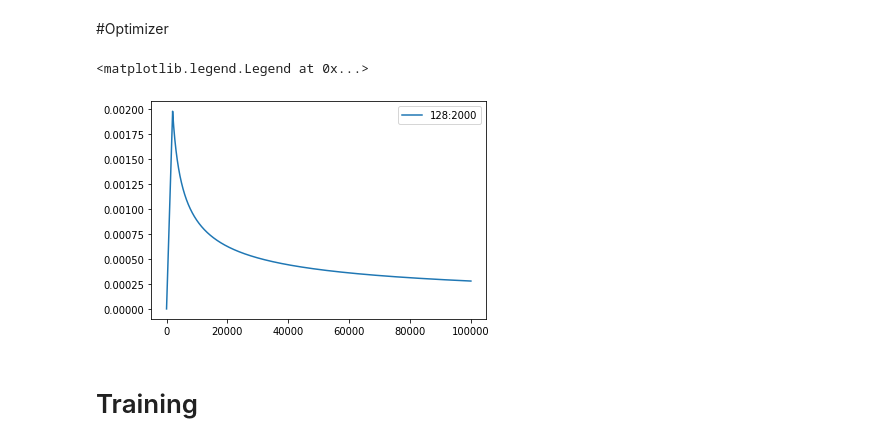
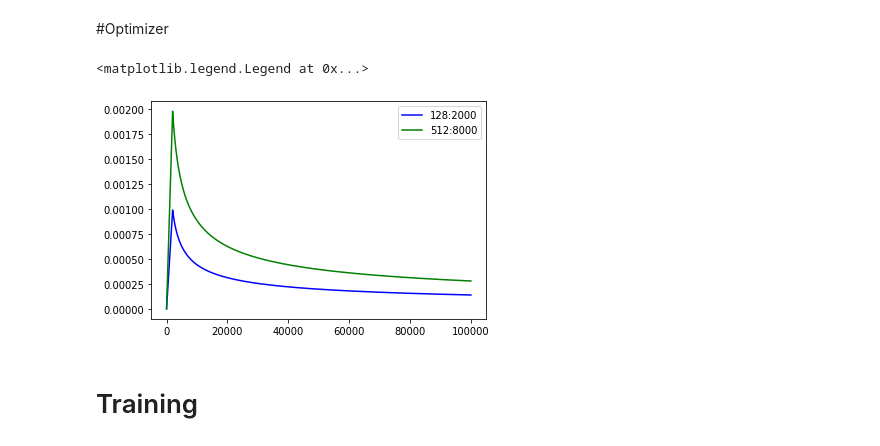
Before and after one commit to mmsamiei/MS-Thesis-Phase3, a Jupyter notebook: Models/Boroujerdi/Boroujerdi.ipynb, the cells around one changed output. Saved outputs shown, nothing was run; the diff lists cells and outputs as text; code cells hidden in the pictures.

```diff
--- a/Models/Boroujerdi/Boroujerdi.ipynb
+++ b/Models/Boroujerdi/Boroujerdi.ipynb
@@ -325,18 +325,20 @@ class NoamOpt:
     def zero_grad(self):
         self.optimizer.zero_grad()
 # %%
-optimizer = NoamOpt(128, 1, 2000,
+optimizer2 = NoamOpt(128, 1, 2000,
             torch.optim.Adam(model.parameters(), lr=0, betas=(0.9, 0.98), eps=1e-9))
-
-#optimizer = torch.optim.Adam(model.parameters(), lr=3e-5)
+optimizer = NoamOpt(128, 0.5, 2000,
+            torch.optim.Adam(model.parameters(), lr=0, betas=(0.9, 0.98), eps=1e-9))
+#optimizer = torch.optim.Adam(model.parameters(), lr=5e-4)
 # %%
 import matplotlib.pyplot as plt
 import numpy as np
-plt.plot(np.arange(1, 100000), [optimizer.rate(i) for i in range(1, 100000)])
+plt.plot(np.arange(1, 100000), [optimizer.rate(i) for i in range(1, 100000)], color='blue')
+plt.plot(np.arange(1, 100000), [optimizer2.rate(i) for i in range(1, 100000)], color='green')
 plt.legend(["128:2000", "512:8000", "256:4000"])
 # %% [output]
 <matplotlib.legend.Legend at 0x...>
-[figure, old version]
+[figure, new version]
 # %% [markdown]
 # Training
 # %%
```
Also changed, not shown: parts of 2 cells of this notebook.
